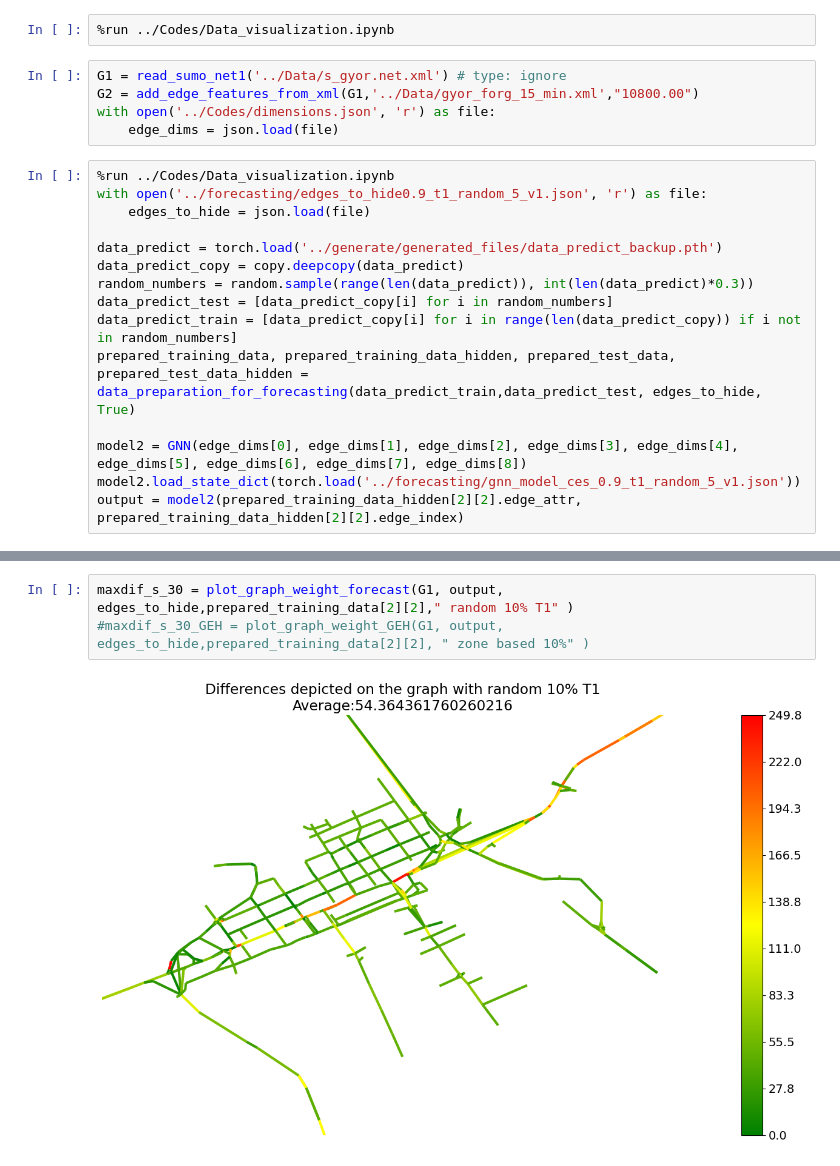
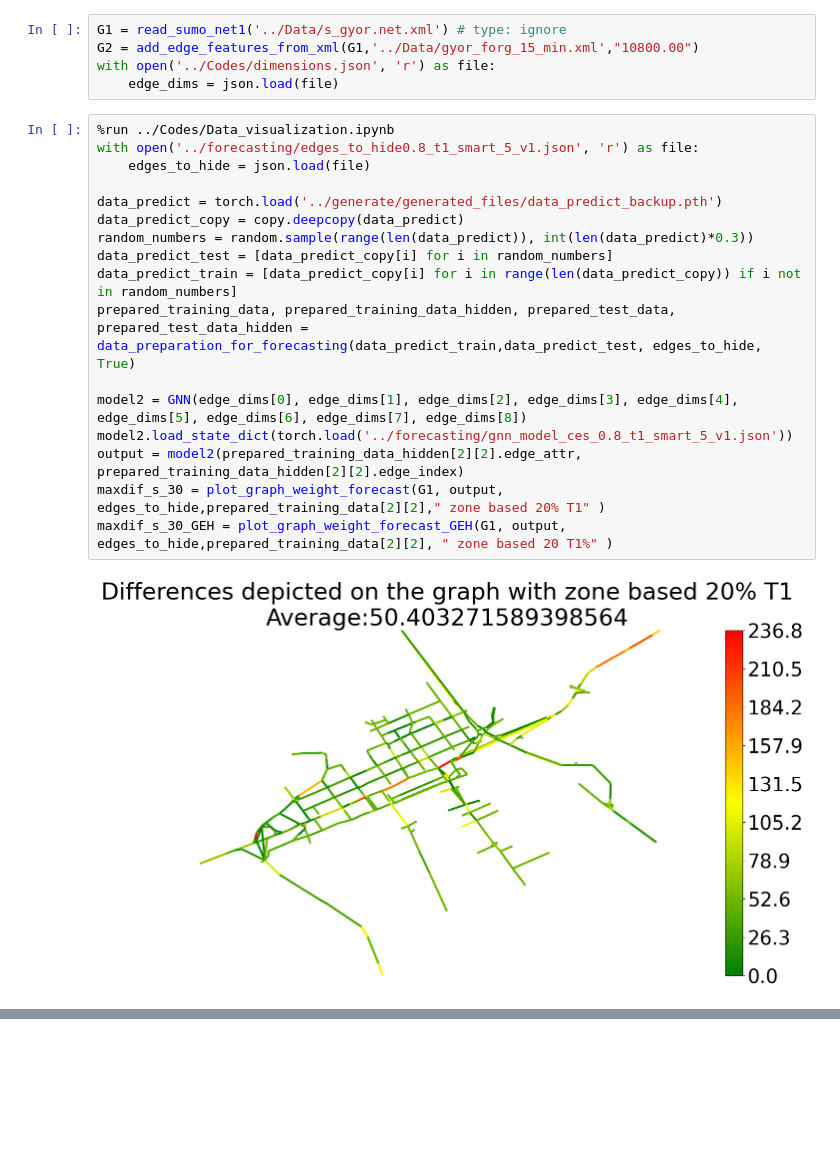
Before and after one commit to Nemesaaa/Projectlab, a Jupyter notebook: forecasting/color_plots_forecast.ipynb, the cells around one changed output, grey strips where cells are left out. Saved outputs shown, nothing was run; the diff lists cells and outputs as text; blank space fills up the shorter version.

```diff
--- a/forecasting/color_plots_forecast.ipynb
+++ b/forecasting/color_plots_forecast.ipynb
@@ -31,6 +31,4 @@ import copy
 50
-# %%
-%run ../Codes/Data_visualization.ipynb
 # %%
 G1 = read_sumo_net1('../Data/s_gyor.net.xml') # type: ignore
 G2 = add_edge_features_from_xml(G1,'../Data/gyor_forg_15_min.xml',"10800.00")
@@ -38,16 +36,20 @@ with open('../Codes/dimensions.json', 'r') as file:
     edge_dims = json.load(file)
 # %%
 %run ../Codes/Data_visualization.ipynb
-with open('../forecasting/edges_to_hide0.9_t1_random_5_v1.json', 'r') as file:
+with open('../forecasting/edges_to_hide0.8_t1_smart_5_v1.json', 'r') as file:
     edges_to_hide = json.load(file)
 
 data_predict = torch.load('../generate/generated_files/data_predict_backup.pth')
 data_predict_copy = copy.deepcopy(data_predict)
 random_numbers = random.sample(range(len(data_predict)), int(len(data_predict)*0.3))
 data_predict_test = [data_predict_copy[i] for i in random_numbers]
 data_predict_train = [data_predict_copy[i] for i in range(len(data_predict_copy)) if i not in random_numbers]
 prepared_training_data, prepared_training_data_hidden, prepared_test_data, prepared_test_data_hidden = data_preparation_for_forecasting(data_predict_train,data_predict_test, edges_to_hide, True)
 
 model2 = GNN(edge_dims[0], edge_dims[1], edge_dims[2], edge_dims[3], edge_dims[4], edge_dims[5], edge_dims[6], edge_dims[7], edge_dims[8])
-model2.load_state_dict(torch.load('../forecasting/gnn_model_ces_0.9_t1_random_5_v1.json'))
+model2.load_state_dict(torch.load('../forecasting/gnn_model_ces_0.8_t1_smart_5_v1.json'))
 output = model2(prepared_training_data_hidden[2][2].edge_attr, prepared_training_data_hidden[2][2].edge_index)
+maxdif_s_30 = plot_graph_weight_forecast(G1, output, edges_to_hide,prepared_training_data[2][2]," zone based 20% T1" )
+maxdif_s_30_GEH = plot_graph_weight_forecast_GEH(G1, output, edges_to_hide,prepared_training_data[2][2], " zone based 20 T1%" )
+# %% [output]
+[figure, added]
@@ -54,5 +56,0 @@ output = model2(prepared_training_data_hidden[2][2].edge_attr, prepared_training
-# %%
-maxdif_s_30 = plot_graph_weight_forecast(G1, output, edges_to_hide,prepared_training_data[2][2]," random 10% T1" )
-#maxdif_s_30_GEH = plot_graph_weight_GEH(G1, output, edges_to_hide,prepared_training_data[2][2], " zone based 10%" )
-# %% [output]
-[figure, removed]
```
Also changed, not shown: parts of 11 cells of this notebook, 27 other files.
